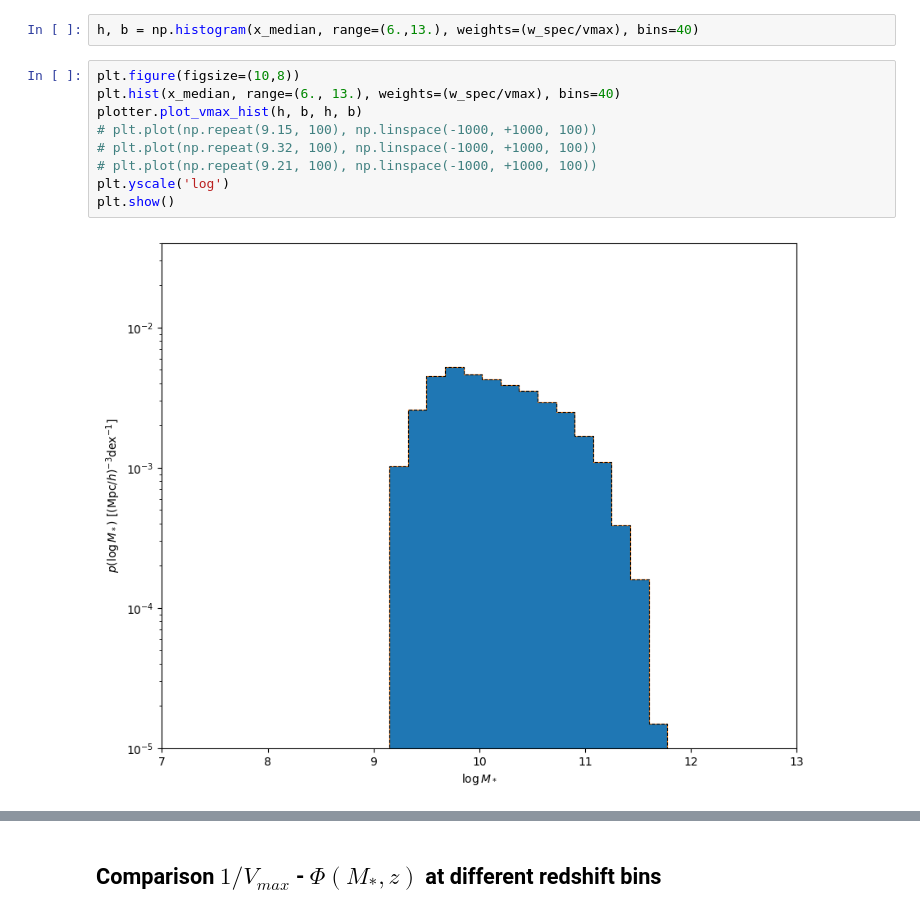
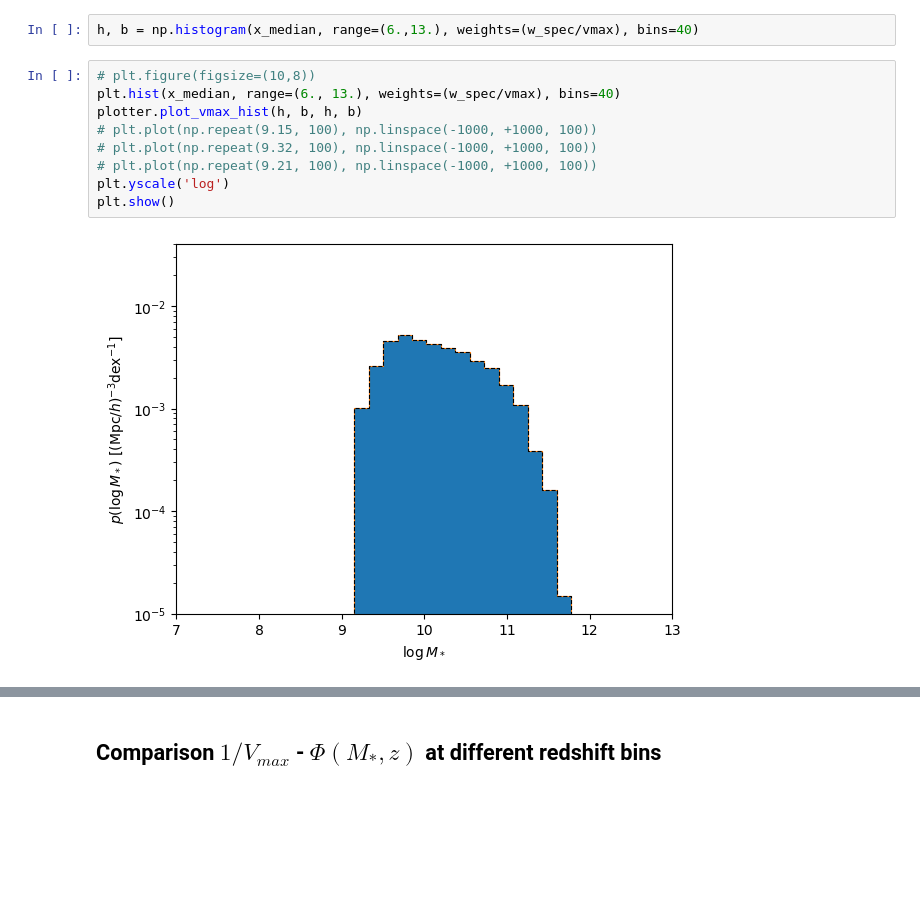
Before and after one commit to fedehope/zSMF, a Jupyter notebook: nb/test.ipynb, the cells around one changed output, grey strips where cells are left out. Drawn from its saved outputs; the diff is of its cells as text; blank space fills up the shorter version.

Commit message:
new plots in test.ipynb

```diff
--- a/nb/test.ipynb
+++ b/nb/test.ipynb
@@ -41,13 +32,13 @@ plt.xlim(z.min()-0.001, z.max()+0.001)
 # %%
 h, b = np.histogram(x_median, range=(6.,13.), weights=(w_spec/vmax), bins=40)
 # %%
-plt.figure(figsize=(10,8))
+# plt.figure(figsize=(10,8))
 plt.hist(x_median, range=(6., 13.), weights=(w_spec/vmax), bins=40)
 plotter.plot_vmax_hist(h, b, h, b)
 # plt.plot(np.repeat(9.15, 100), np.linspace(-1000, +1000, 100))
 # plt.plot(np.repeat(9.32, 100), np.linspace(-1000, +1000, 100))
 # plt.plot(np.repeat(9.21, 100), np.linspace(-1000, +1000, 100))
 plt.yscale('log')
 plt.show()
 # %% [output]
-[figure, old version]
+[figure, new version]
```
Also changed, not shown: parts of 20 cells of this notebook, 1 other file.
